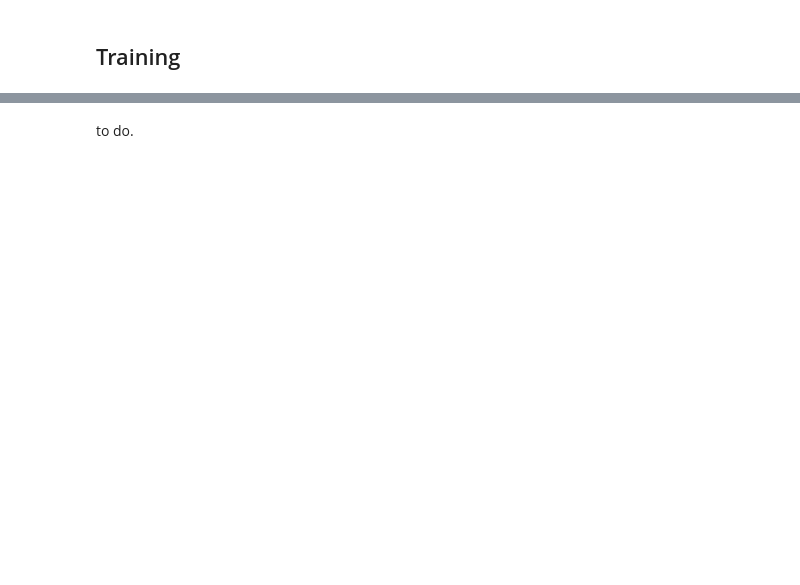
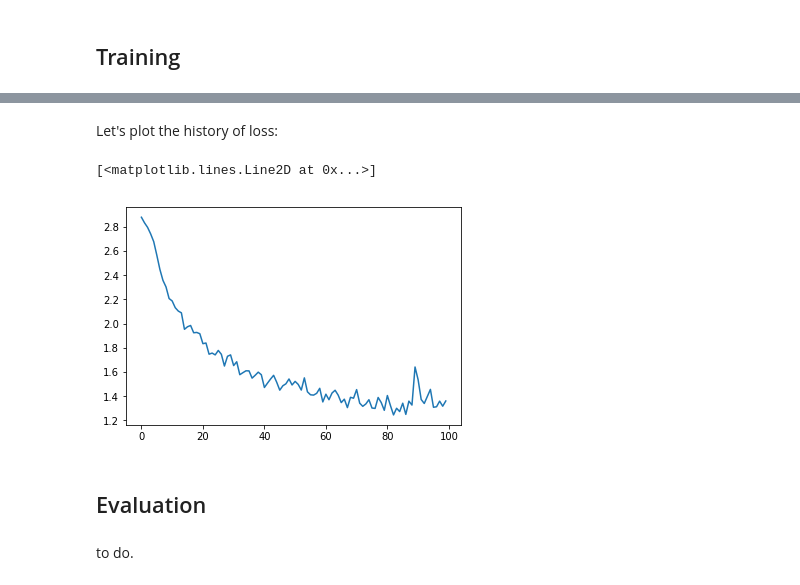
Before and after one commit to mic-he/learningNLP-y, a Jupyter notebook: name_classification_RNN.ipynb, the cells around one changed output, grey strips where cells are left out. Saved outputs shown, nothing was run; the diff lists cells and outputs as text; code cells hidden in the pictures; blank space fills up the shorter version.

Commit message:
added training

```diff
--- a/name_classification_RNN.ipynb
+++ b/name_classification_RNN.ipynb
@@ -182,0 +288,36 @@ tensor([[-2.9188, -2.9809, -2.8579, -2.8908, -2.9275, -2.8592, -2.9753, -2.8142,
+# %%
+import time
+import math
+
+n_iters = 100000
+print_every = 5000 # we don't want to print or plot every value
+plot_every = 1000
+
+# Keep track of losses for plotting
+current_loss = 0
+all_losses = []
+
+def timeSince(since):
+    now = time.time()
+    s = now - since
+    m = math.floor(s / 60)
+    s -= m * 60
+    return '%dm %ds' % (m, s)
+
+start = time.time()
+
+for iter in range(1, n_iters + 1):
+    category, line, category_tensor, line_tensor = randomTrainingExample()
+    output, loss = train(category_tensor, line_tensor)
+    current_loss += loss
+
+    # Print iter number, loss, name and guess
+    if iter % print_every == 0:
+        guess, guess_i = categoryFromOutput(output)
+        correct = '✓' if guess == category else '✗ (%s)' % category
+        print('%d %d%% (%s) %.4f %s / %s %s' % (iter, iter / n_iters * 100, timeSince(start), loss, line, guess, correct))
+
+    # Add current loss avg to list of losses
+    if iter % plot_every == 0:
+        all_losses.append(current_loss / plot_every)
+        current_loss = 0
@@ -183,2 +345,16 @@ tensor([[-2.9188, -2.9809, -2.8579, -2.8908, -2.9275, -2.8592, -2.9753, -2.8142,
+# %% [markdown]
+Let's plot the history of loss:
+# %%
+%matplotlib inline
+import matplotlib.pyplot as plt
+import matplotlib.ticker as ticker
+
+plt.figure()
+plt.plot(all_losses)
+# %% [output]
+[<matplotlib.lines.Line2D at 0x...>]
+[figure, added]
+# %% [markdown]
+## Evaluation
 # %% [markdown]
 to do.
```
Also changed, not shown: parts of 22 cells of this notebook.
